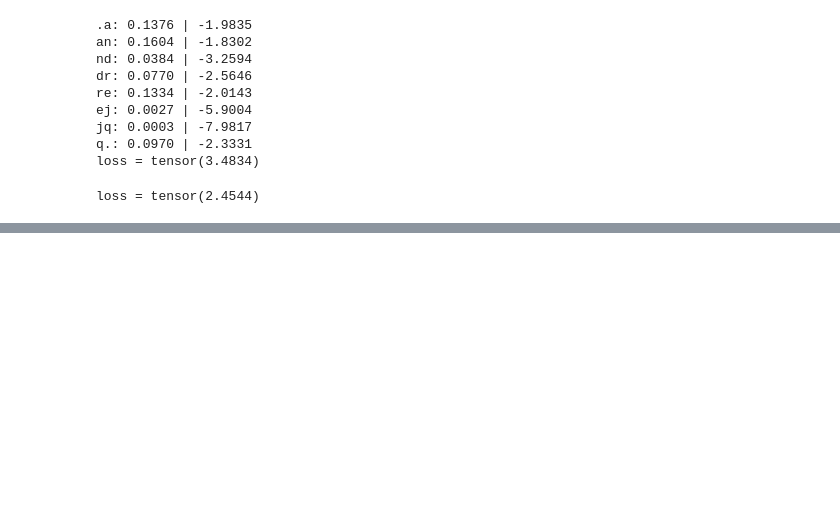
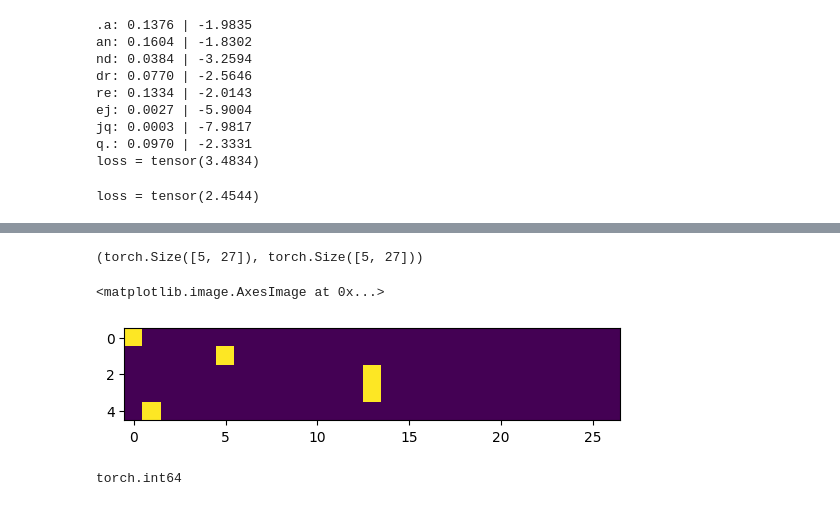
Before and after one commit to yash-meshram/neural-network, a Jupyter notebook: build_makemore_yay.ipynb, the cells around one changed output, grey strips where cells are left out. Drawn from its saved outputs; the diff is of its cells as text; code cells hidden in the pictures; blank space fills up the shorter version.

```diff
--- a/build_makemore_yay.ipynb
+++ b/build_makemore_yay.ipynb
@@ -829,0 +832,17 @@ loss = tensor(2.4544)
+# %%
+# Create teh training set for biagram
+
+# /goal = given teh one char predict teh next one
+
+xs, ys = [], []
+
+for w in words[:1]:
+  chs = ['.'] + list(w) + ['.']
+  for ch1, ch2 in zip(chs, chs[1:]):
+    ix1 = stoi[ch1]
+    ix2 = stoi[ch2]
+    xs.append(ix1)
+    ys.append(ix2)
+
+xs = torch.tensor(xs)
+ys = torch.tensor(ys)
@@ -829,0 +879,16 @@ loss = tensor(2.4544)
+# %%
+xenc = F.one_hot(xs, num_classes=27)
+yenc = F.one_hot(ys, num_classes=27)
+# %%
+xenc.shape, yenc.shape
+# %% [output]
+(torch.Size([5, 27]), torch.Size([5, 27]))
+# %%
+plt.imshow(xenc)
+# %% [output]
+<matplotlib.image.AxesImage at 0x...>
+[figure, added]
+# %%
+xenc.dtype
+# %% [output]
+torch.int64
```
Also changed, not shown: parts of 47 cells of this notebook.
